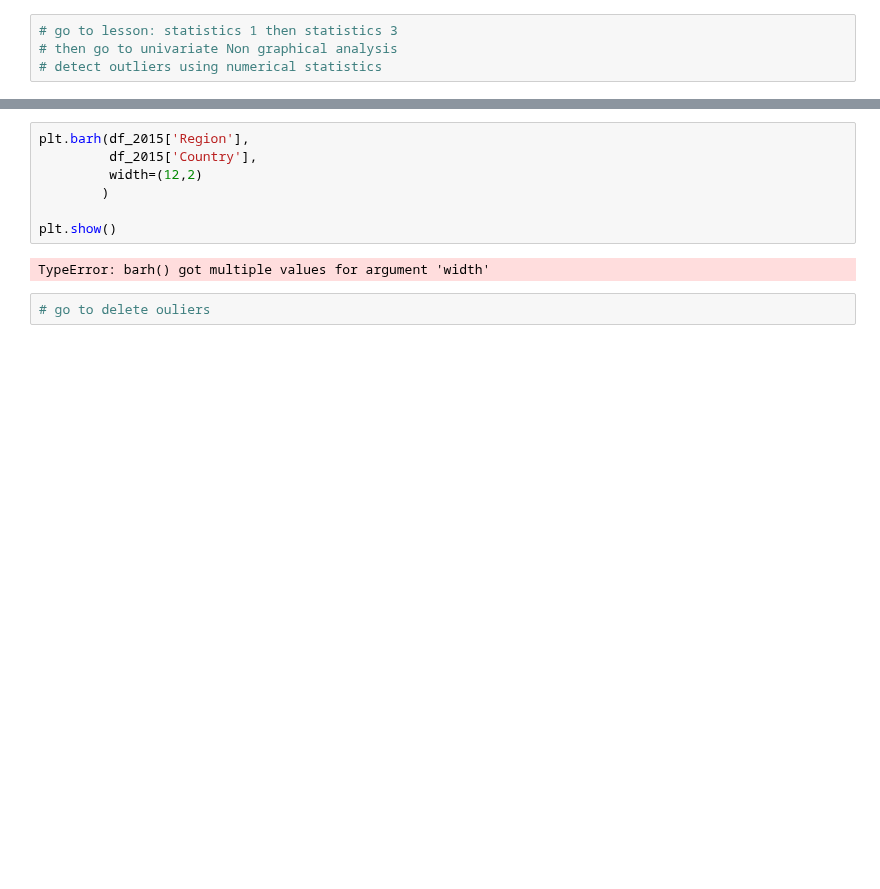
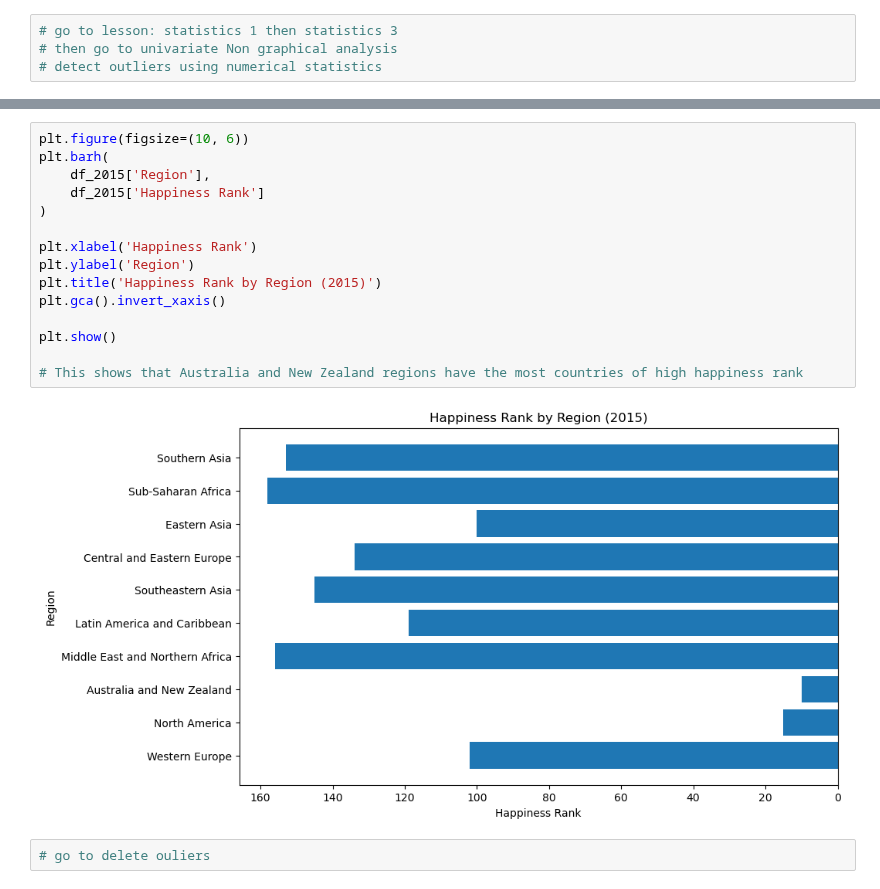
Before and after one commit to Tuwaiq-DS-ML-bootcamp-V-7/Usecase-2, a Jupyter notebook: Hatoon-Aloqily.ipynb, the cells around one changed output, grey strips where cells are left out. Cells and saved outputs as stored; diff of their text form; blank space fills up the shorter version.

```diff
--- a/Hatoon-Aloqily.ipynb
+++ b/Hatoon-Aloqily.ipynb
@@ -681,12 +918,20 @@ We use 3 common visualization methods:
 # %%
-plt.barh(df_2015['Region'],
-         df_2015['Country'],
-         width=(12,2)
-        )
+plt.figure(figsize=(10, 6))
+plt.barh(
+    df_2015['Region'],
+    df_2015['Happiness Rank']
+)
+
+plt.xlabel('Happiness Rank')
+plt.ylabel('Region')
+plt.title('Happiness Rank by Region (2015)')
+plt.gca().invert_xaxis()
 
 plt.show()
+
+# This shows that Australia and New Zealand regions have the most countries of high happiness rank
 # %% [output]
-TypeError: barh() got multiple values for argument 'width'
+[figure, added]
 # %%
 # go to delete ouliers
 # %% [markdown]
```
Also changed, not shown: parts of 56 cells of this notebook, 1 other file.
